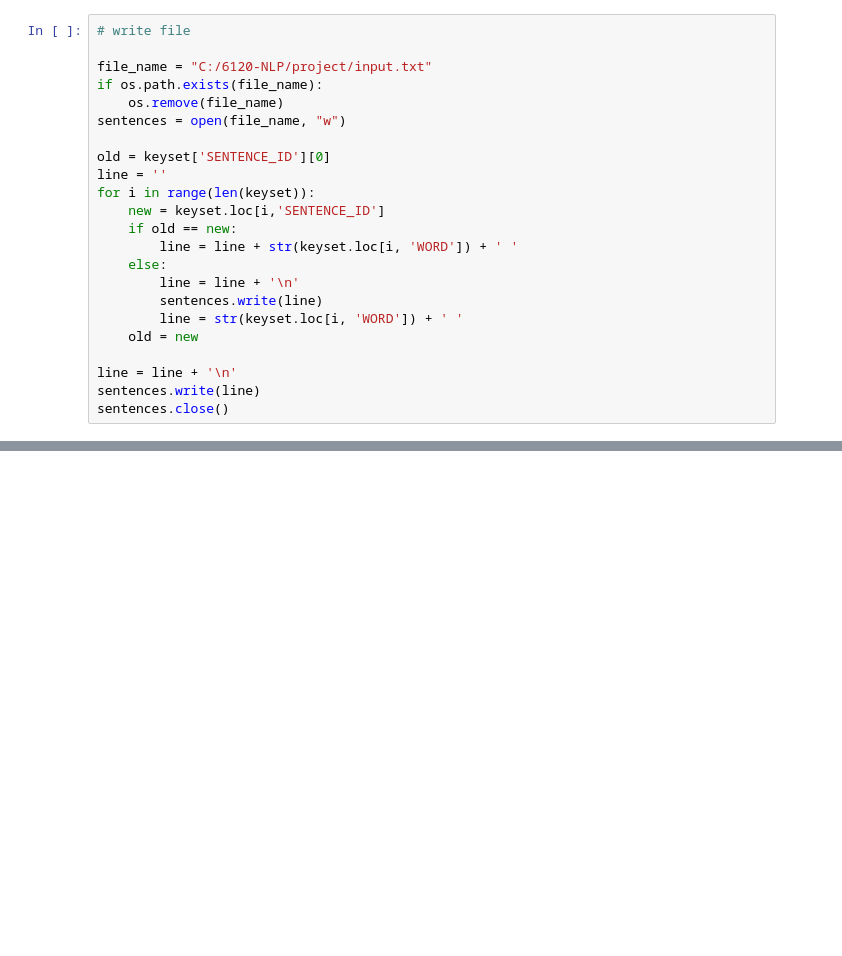
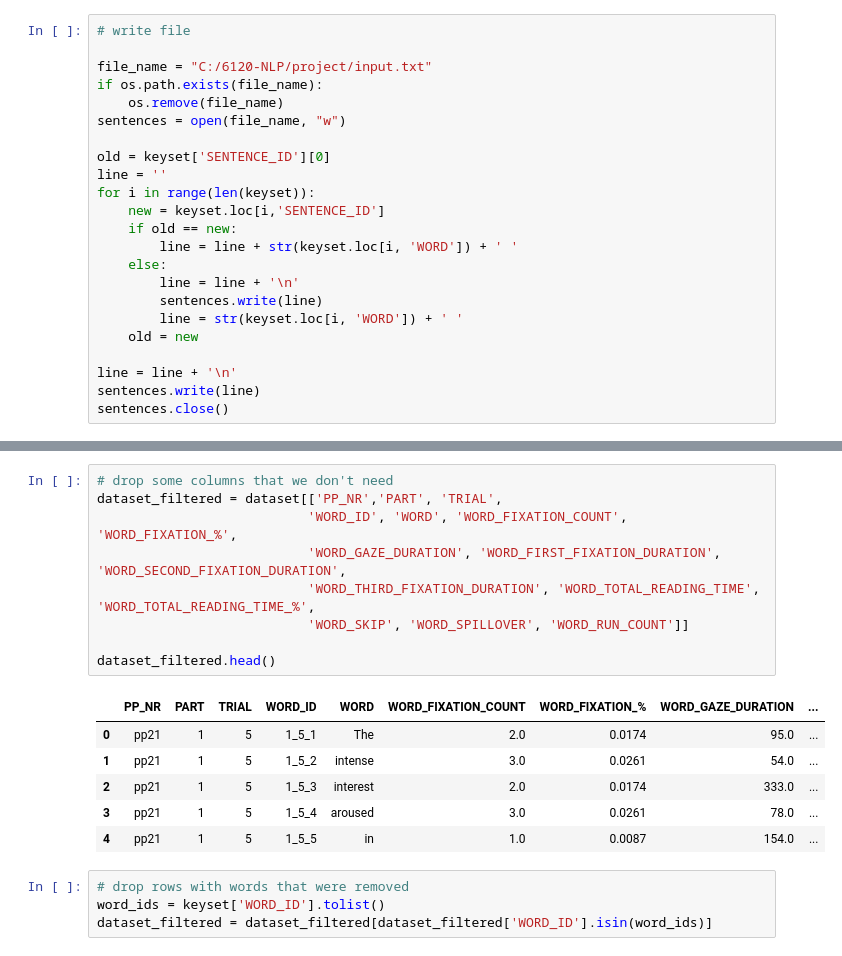
Before and after one commit to mplatt27/POS-Tagger-w-Eye-Gaze-Data, a Jupyter notebook: dataset_construction.ipynb, the cells around one changed output, grey strips where cells are left out. Cells and saved outputs as stored; diff of their text form; blank space fills up the shorter version.

```diff
--- a/dataset_construction.ipynb
+++ b/dataset_construction.ipynb
@@ -150,0 +201,20 @@ sentences.close()
+# %%
+# drop some columns that we don't need
+dataset_filtered = dataset[['PP_NR','PART', 'TRIAL',
+                           'WORD_ID', 'WORD', 'WORD_FIXATION_COUNT', 'WORD_FIXATION_%',
+                           'WORD_GAZE_DURATION', 'WORD_FIRST_FIXATION_DURATION', 'WORD_SECOND_FIXATION_DURATION',
+                           'WORD_THIRD_FIXATION_DURATION', 'WORD_TOTAL_READING_TIME', 'WORD_TOTAL_READING_TIME_%',
+                           'WORD_SKIP', 'WORD_SPILLOVER', 'WORD_RUN_COUNT']]
+
+dataset_filtered.head()
+# %% [output]
+|  | PP_NR | PART | TRIAL | WORD_ID | WORD | WORD_FIXATION_COUNT | WORD_FIXATION_% | WORD_GAZE_DURATION | ... |
+| 0 | pp21 | 1 | 5 | 1_5_1 | The | 2.0 | 0.0174 | 95.0 | ... |
+| 1 | pp21 | 1 | 5 | 1_5_2 | intense | 3.0 | 0.0261 | 54.0 | ... |
+| 2 | pp21 | 1 | 5 | 1_5_3 | interest | 2.0 | 0.0174 | 333.0 | ... |
+| 3 | pp21 | 1 | 5 | 1_5_4 | aroused | 3.0 | 0.0261 | 78.0 | ... |
+| 4 | pp21 | 1 | 5 | 1_5_5 | in | 1.0 | 0.0087 | 154.0 | ... |
+# %%
+# drop rows with words that were removed
+word_ids = keyset['WORD_ID'].tolist()
+dataset_filtered = dataset_filtered[dataset_filtered['WORD_ID'].isin(word_ids)]
```
Also changed, not shown: parts of 13 cells of this notebook, 6 other files.
